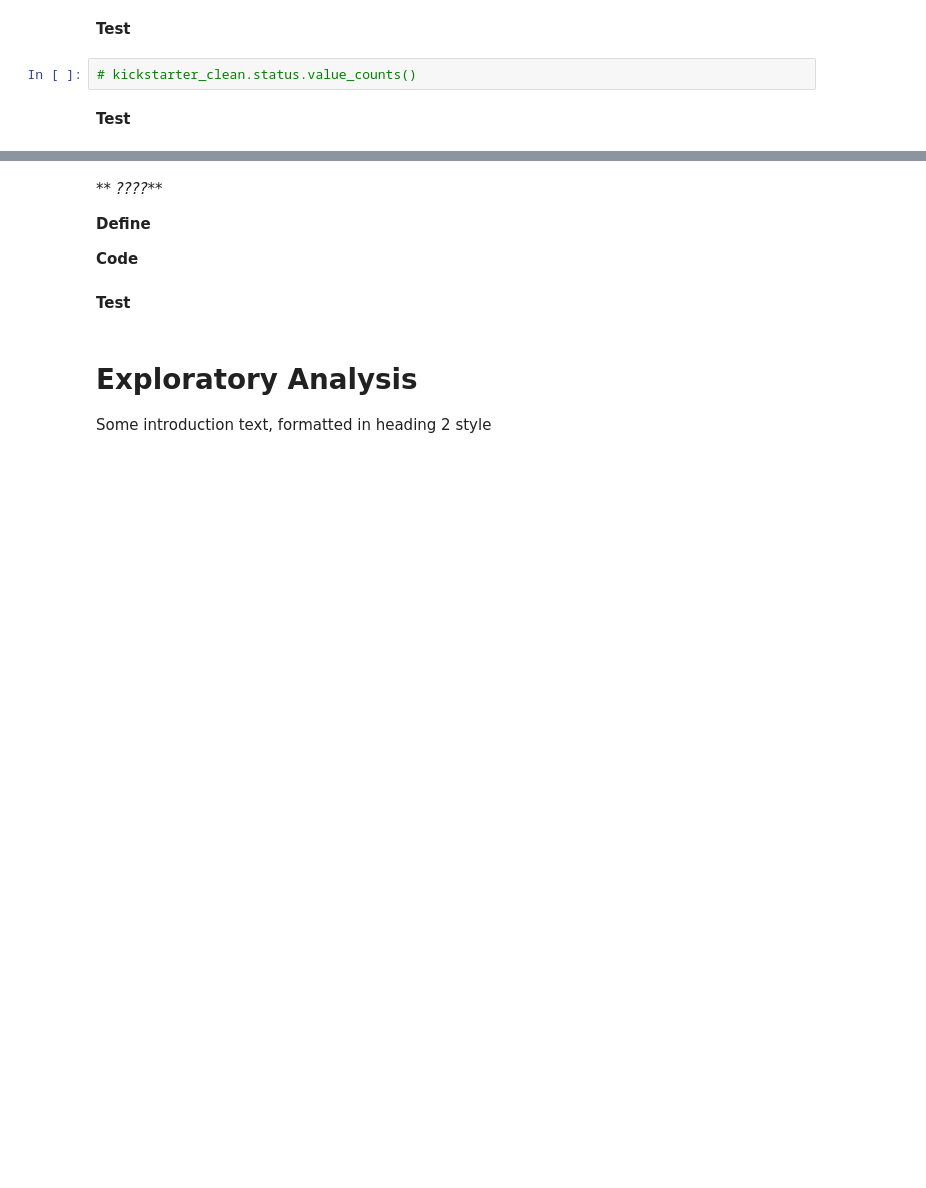
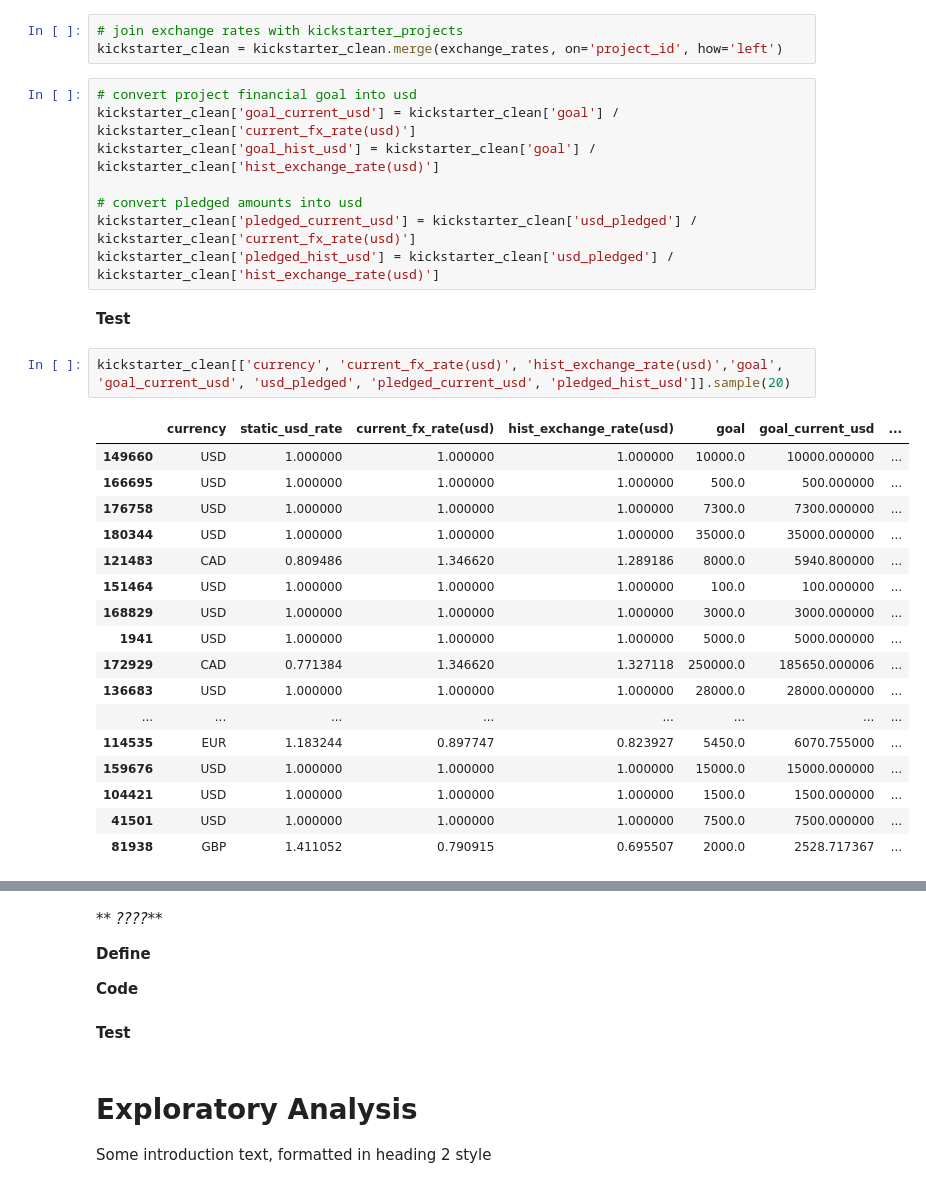
Before and after one commit to faymarie/crowdfunding-analysis, a Jupyter notebook: crowdfunding-analysis.ipynb, the cells around one changed output, grey strips where cells are left out. Saved outputs shown, nothing was run; the diff lists cells and outputs as text; blank space fills up the shorter version.

```diff
--- a/crowdfunding-analysis.ipynb
+++ b/crowdfunding-analysis.ipynb
@@ -1202,6 +1167,33 @@ memory usage: 2.8 MB
+# %%
+# join exchange rates with kickstarter_projects
+kickstarter_clean = kickstarter_clean.merge(exchange_rates, on='project_id', how='left')
+# %%
+# convert project financial goal into usd
+kickstarter_clean['goal_current_usd'] = kickstarter_clean['goal'] / kickstarter_clean['current_fx_rate(usd)']
+kickstarter_clean['goal_hist_usd'] = kickstarter_clean['goal'] / kickstarter_clean['hist_exchange_rate(usd)']
+
+# convert pledged amounts into usd
+kickstarter_clean['pledged_current_usd'] = kickstarter_clean['usd_pledged'] / kickstarter_clean['current_fx_rate(usd)']
+kickstarter_clean['pledged_hist_usd'] = kickstarter_clean['usd_pledged'] / kickstarter_clean['hist_exchange_rate(usd)']
 # %% [markdown]
 **Test**
-# %%
-# kickstarter_clean.status.value_counts()
-# %% [markdown]
-**Test**
+# %%
+kickstarter_clean[['currency', 'current_fx_rate(usd)', 'hist_exchange_rate(usd)','goal', 'goal_current_usd', 'usd_pledged', 'pledged_current_usd', 'pledged_hist_usd']].sample(20)
+# %% [output]
+|  | currency | static_usd_rate | current_fx_rate(usd) | hist_exchange_rate(usd) | goal | goal_current_usd | ... |
+| 149660 | USD | 1.000000 | 1.000000 | 1.000000 | 10000.0 | 10000.000000 | ... |
+| 166695 | USD | 1.000000 | 1.000000 | 1.000000 | 500.0 | 500.000000 | ... |
+| 176758 | USD | 1.000000 | 1.000000 | 1.000000 | 7300.0 | 7300.000000 | ... |
+| 180344 | USD | 1.000000 | 1.000000 | 1.000000 | 35000.0 | 35000.000000 | ... |
+| 121483 | CAD | 0.809486 | 1.346620 | 1.289186 | 8000.0 | 5940.800000 | ... |
+| 151464 | USD | 1.000000 | 1.000000 | 1.000000 | 100.0 | 100.000000 | ... |
+| 168829 | USD | 1.000000 | 1.000000 | 1.000000 | 3000.0 | 3000.000000 | ... |
+| 1941 | USD | 1.000000 | 1.000000 | 1.000000 | 5000.0 | 5000.000000 | ... |
+| 172929 | CAD | 0.771384 | 1.346620 | 1.327118 | 250000.0 | 185650.000006 | ... |
+| 136683 | USD | 1.000000 | 1.000000 | 1.000000 | 28000.0 | 28000.000000 | ... |
+| ... | ... | ... | ... | ... | ... | ... | ... |
+| 114535 | EUR | 1.183244 | 0.897747 | 0.823927 | 5450.0 | 6070.755000 | ... |
+| 159676 | USD | 1.000000 | 1.000000 | 1.000000 | 15000.0 | 15000.000000 | ... |
+| 104421 | USD | 1.000000 | 1.000000 | 1.000000 | 1500.0 | 1500.000000 | ... |
+| 41501 | USD | 1.000000 | 1.000000 | 1.000000 | 7500.0 | 7500.000000 | ... |
+| 81938 | GBP | 1.411052 | 0.790915 | 0.695507 | 2000.0 | 2528.717367 | ... |
```
Also changed, not shown: parts of 27 cells of this notebook.
